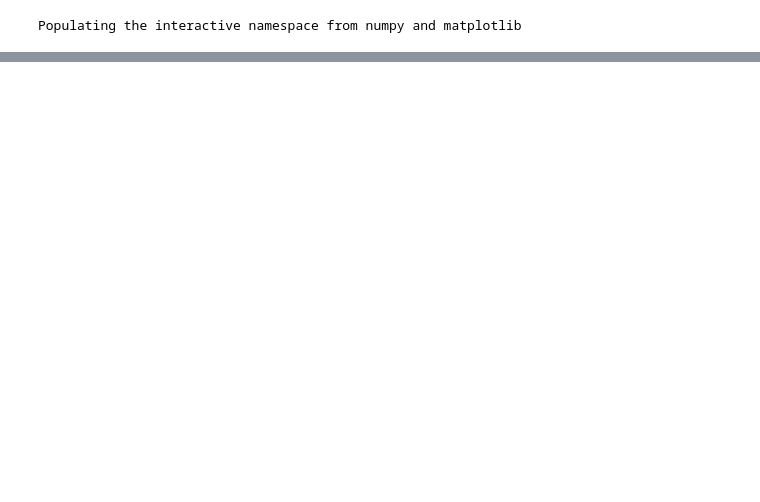
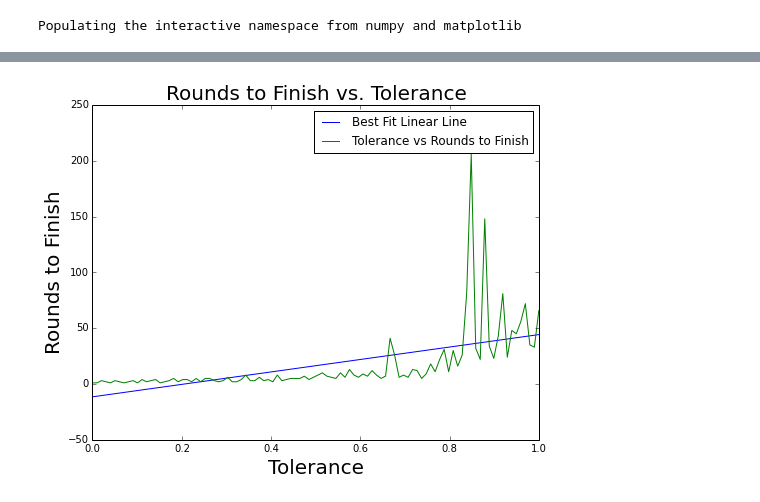
Before and after one commit to jpizagui/PHYS202-S14, a Jupyter notebook: Final Project.ipynb, the cells around one changed output, grey strips where cells are left out. Drawn from its saved outputs; the diff is of its cells as text; code cells hidden in the pictures; blank space fills up the shorter version.

```diff
--- a/Final Project.ipynb
+++ b/Final Project.ipynb
@@ -459,0 +568,39 @@ Everyone is satisfied!
+# %%
+def LinearLSqFit(x,y):
+    """Take in arrays representing (x,y) values for a set of linearly varying data and
+    perform a linear least squares regression.  Return the resulting slope and intercept
+    parameters of the best fit line with their uncertainties."""
+
+    xave = x.mean()
+    yave = y.mean()
+    x2ave = (x*x).mean()
+    xyave = (x*y).mean()
+    denom = (x2ave - xave**2)
+    m = (xyave - xave*yave)/denom
+    b = (x2ave*yave - xave*xyave)/denom
+    delta = y - (m*x + b)
+    d2ave = (delta*delta).mean()
+    n = len(y)
+    merr = sqrt((n-2)**(-1)*d2ave/denom)
+    berr = sqrt((n-2)**(-1)*d2ave*x2ave/denom)
+
+    return m,b,merr,berr
+# %%
+RoundsToFinish = np.asarray(RoundsToFinish)
+
+m1,b1,m1err,b1err = LinearLSqFit(ToleranceList,RoundsToFinish)
+
+f = lambda x,m,b: m*x + b
+#Plot the data and the fit line
+plt.figure(figsize=(8, 6), dpi=80)
+
+plt.plot(ToleranceList,f(ToleranceList,m1,b1),label="Best Fit Linear Line")
+plt.plot(ToleranceList,RoundsToFinish,label = "Tolerance vs Rounds to Finish")
+plt.xlabel("Tolerance",fontsize=20)
+plt.ylabel("Rounds to Finish",fontsize=20)
+plt.title("Rounds to Finish vs. Tolerance",fontsize=20)
+#plt.ylim(0,300)
+plt.legend(loc="best")
+plt.show()
+# %% [output]
+[figure, added]
```
Also changed, not shown: parts of 5 cells of this notebook.
